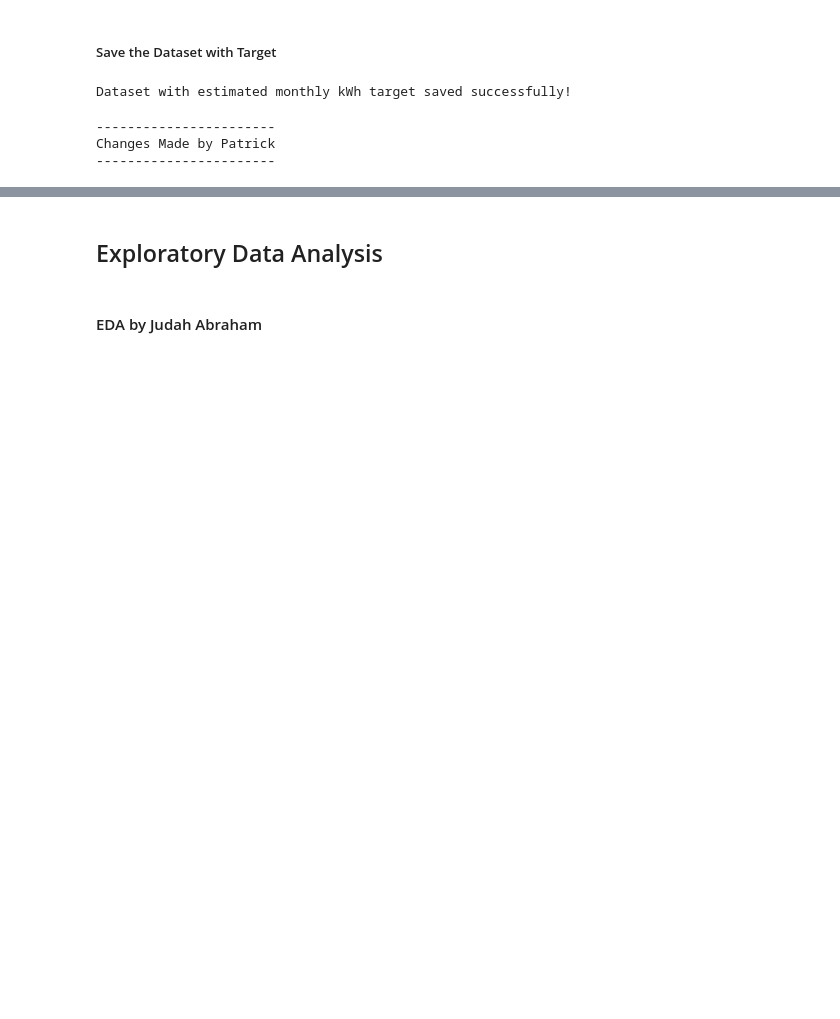
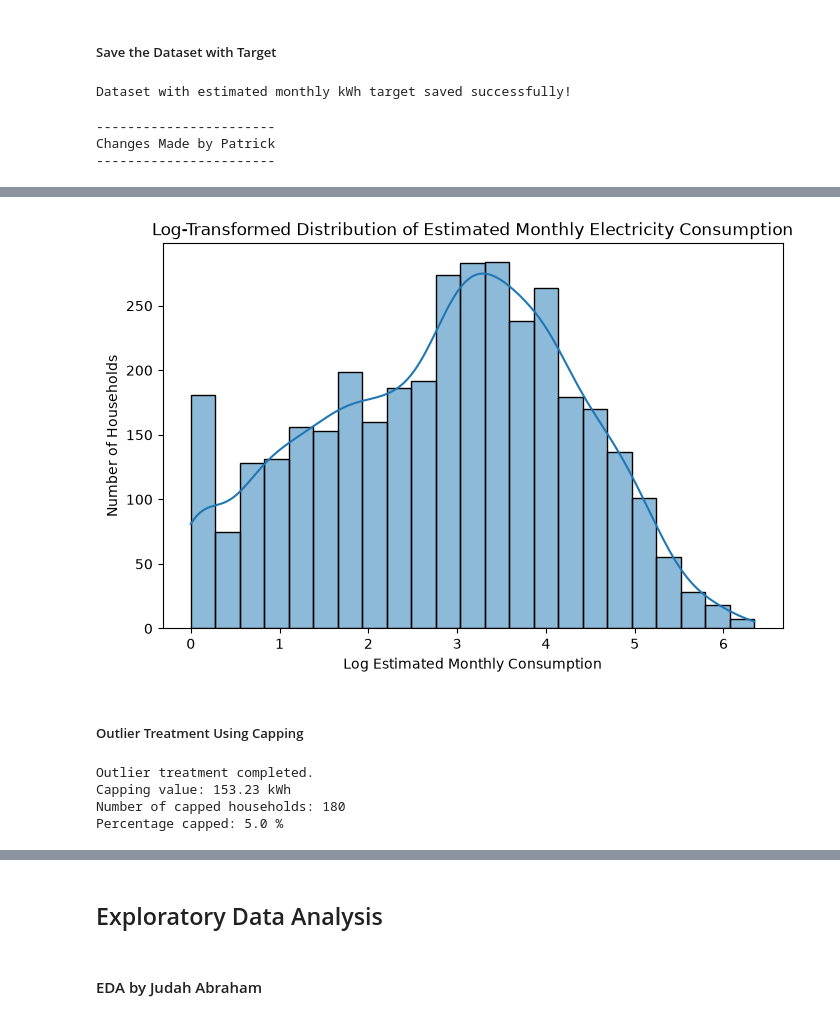
Before and after one commit to Paddyrey/TechCrush-Capstone-Group-11-Project, a Jupyter notebook: notebooks/Data_preparation.ipynb, the cells around one changed output, grey strips where cells are left out. Saved outputs shown, nothing was run; the diff lists cells and outputs as text; code cells hidden in the pictures; blank space fills up the shorter version.

```diff
--- a/notebooks/Data_preparation.ipynb
+++ b/notebooks/Data_preparation.ipynb
@@ -1109,0 +1168,51 @@ Changes Made by Patrick
+# %%
+# Log-Transformed Target Distribution
+
+energy_base_df['log_estimated_monthly_kwh'] = np.log1p(
+    energy_base_df['estimated_monthly_kwh']
+)
+
+plt.figure(figsize=(8, 5))
+
+sns.histplot(
+    energy_base_df['log_estimated_monthly_kwh'],
+    kde=True
+)
+
+plt.title("Log-Transformed Distribution of Estimated Monthly Electricity Consumption")
+plt.xlabel("Log Estimated Monthly Consumption")
+plt.ylabel("Number of Households")
+
+plt.show()
+# %% [output]
+[figure, added]
+# %% [markdown]
+##### Outlier Treatment Using Capping
+# %%
+# Outlier Treatment Using Capping
+
+# Keep original target for explanation and comparison
+energy_base_df['estimated_monthly_kwh_raw'] = energy_base_df['estimated_monthly_kwh']
+
+# Use 95th percentile capping for modelling
+cap_value = energy_base_df['estimated_monthly_kwh_raw'].quantile(0.95)
+
+energy_base_df['outlier_flag'] = np.where(
+    energy_base_df['estimated_monthly_kwh_raw'] > cap_value,
+    1,
+    0
+)
+
+energy_base_df['estimated_monthly_kwh'] = energy_base_df['estimated_monthly_kwh_raw'].clip(
+    upper=cap_value
+)
+
+print("Outlier treatment completed.")
+print("Capping value:", round(cap_value, 2), "kWh")
+print("Number of capped households:", energy_base_df['outlier_flag'].sum())
+print("Percentage capped:", round(energy_base_df['outlier_flag'].mean() * 100, 2), "%")
+# %% [output]
+Outlier treatment completed.
+Capping value: 153.23 kWh
+Number of capped households: 180
+Percentage capped: 5.0 %
```
Also changed, not shown: parts of 32 cells of this notebook, 28 other files.
